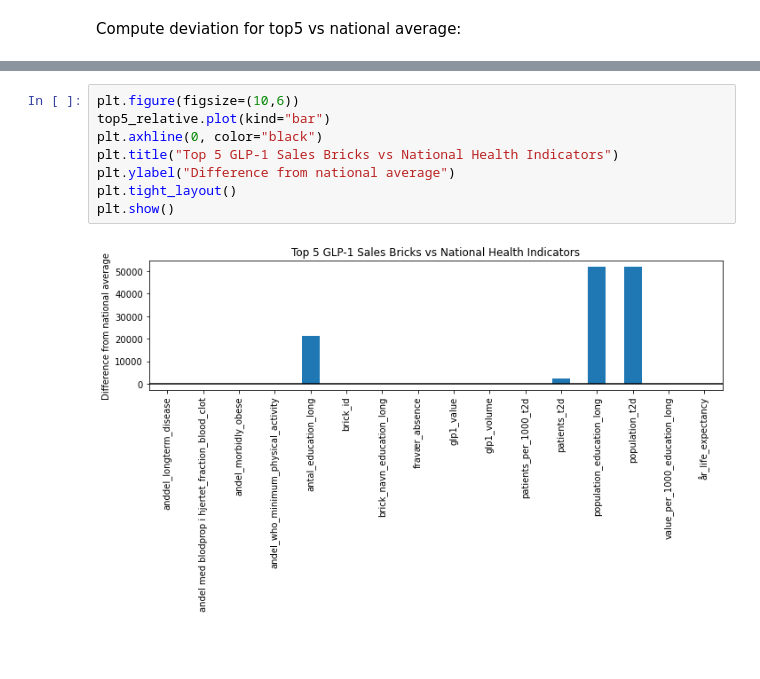
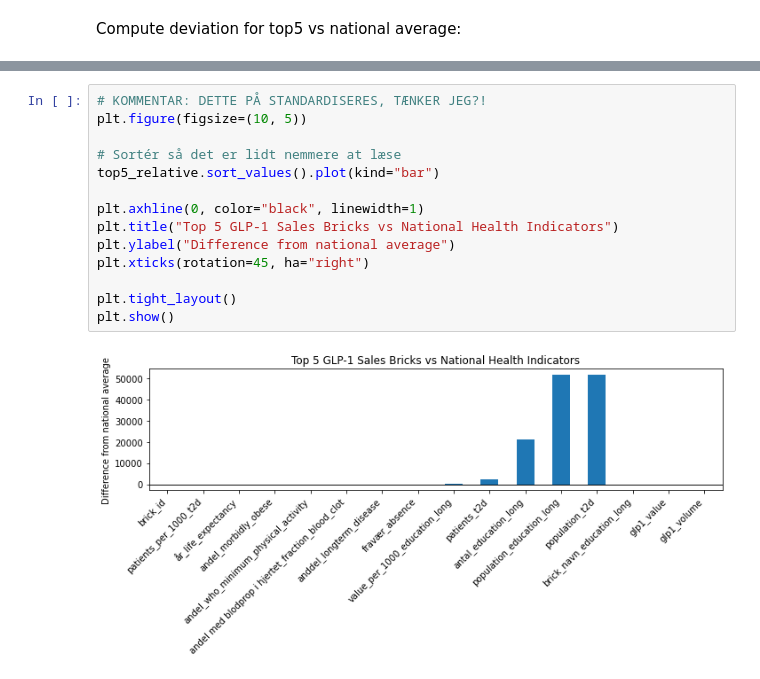
Before and after one commit to sille97/bigdata, a Jupyter notebook: code/factor_analysis.ipynb, the cells around one changed output, grey strips where cells are left out. Cells and saved outputs as stored; diff of their text form; blank space fills up the shorter version.

```diff
--- a/code/factor_analysis.ipynb
+++ b/code/factor_analysis.ipynb
@@ -758,12 +736,18 @@ value_per_1000_education_long                          45.251127
 år_life_expectancy                                     -0.223831
 dtype: float64
 # %%
-plt.figure(figsize=(10,6))
-top5_relative.plot(kind="bar")
-plt.axhline(0, color="black")
+# KOMMENTAR: DETTE PÅ STANDARDISERES, TÆNKER JEG?!
+plt.figure(figsize=(10, 5))
+
+# Sortér så det er lidt nemmere at læse
+top5_relative.sort_values().plot(kind="bar")
+
+plt.axhline(0, color="black", linewidth=1)
 plt.title("Top 5 GLP-1 Sales Bricks vs National Health Indicators")
 plt.ylabel("Difference from national average")
+plt.xticks(rotation=45, ha="right")
+
 plt.tight_layout()
 plt.show()
 # %% [output]
-[figure, old version]
+[figure, new version]
```
Also changed, not shown: parts of 1 cell of this notebook.
